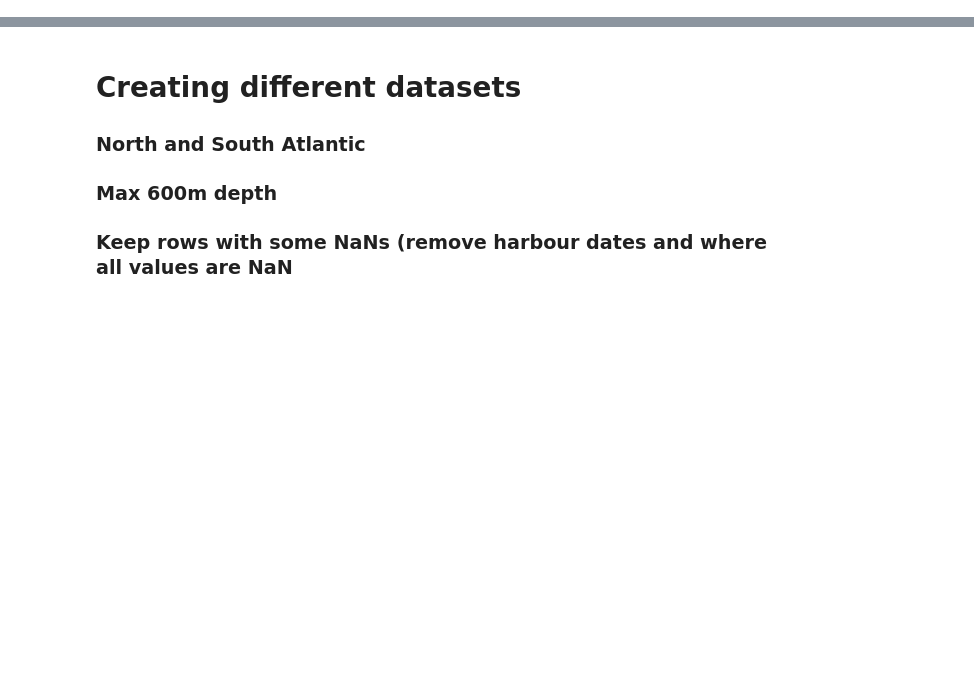
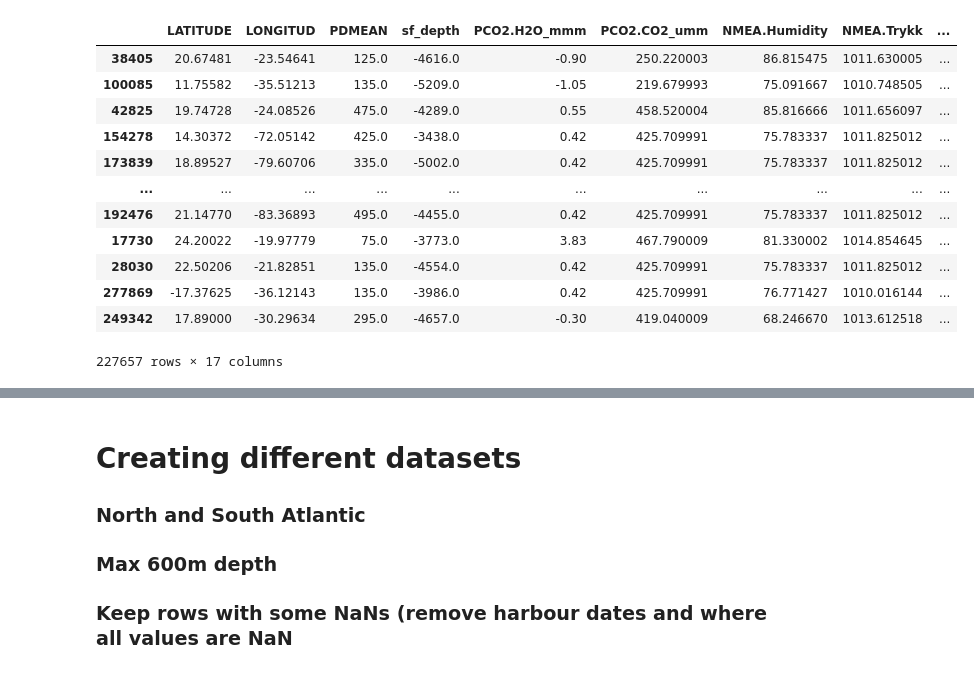
Before and after one commit to maritnl/master, a Jupyter notebook: forest.ipynb, the cells around one changed output, grey strips where cells are left out. Saved outputs shown, nothing was run; the diff lists cells and outputs as text; code cells hidden in the pictures; blank space fills up the shorter version.

```diff
--- a/forest.ipynb
+++ b/forest.ipynb
@@ -48,3 +41,19 @@ def smape(A, F):
+# %%
+X_train
+# %% [output]
+|  | LATITUDE | LONGITUD | PDMEAN | sf_depth | PCO2.H2O_mmm | PCO2.CO2_umm | NMEA.Humidity | NMEA.Trykk | ... |
+| 38405 | 20.67481 | -23.54641 | 125.0 | -4616.0 | -0.90 | 250.220003 | 86.815475 | 1011.630005 | ... |
+| 100085 | 11.75582 | -35.51213 | 135.0 | -5209.0 | -1.05 | 219.679993 | 75.091667 | 1010.748505 | ... |
+| 42825 | 19.74728 | -24.08526 | 475.0 | -4289.0 | 0.55 | 458.520004 | 85.816666 | 1011.656097 | ... |
+| 154278 | 14.30372 | -72.05142 | 425.0 | -3438.0 | 0.42 | 425.709991 | 75.783337 | 1011.825012 | ... |
+| 173839 | 18.89527 | -79.60706 | 335.0 | -5002.0 | 0.42 | 425.709991 | 75.783337 | 1011.825012 | ... |
+| ... | ... | ... | ... | ... | ... | ... | ... | ... | ... |
+| 192476 | 21.14770 | -83.36893 | 495.0 | -4455.0 | 0.42 | 425.709991 | 75.783337 | 1011.825012 | ... |
+| 17730 | 24.20022 | -19.97779 | 75.0 | -3773.0 | 3.83 | 467.790009 | 81.330002 | 1014.854645 | ... |
+| 28030 | 22.50206 | -21.82851 | 135.0 | -4554.0 | 0.42 | 425.709991 | 75.783337 | 1011.825012 | ... |
+| 277869 | -17.37625 | -36.12143 | 135.0 | -3986.0 | 0.42 | 425.709991 | 76.771427 | 1010.016144 | ... |
+| 249342 | 17.89000 | -30.29634 | 295.0 | -4657.0 | -0.30 | 419.040009 | 68.246670 | 1013.612518 | ... |
+227657 rows × 17 columns
 # %%
 forest = RandomForestRegressor(random_state=0)
 forest.fit(X_train, y_train.values.ravel())
```
Also changed, not shown: parts of 41 cells of this notebook, 6 other files.
